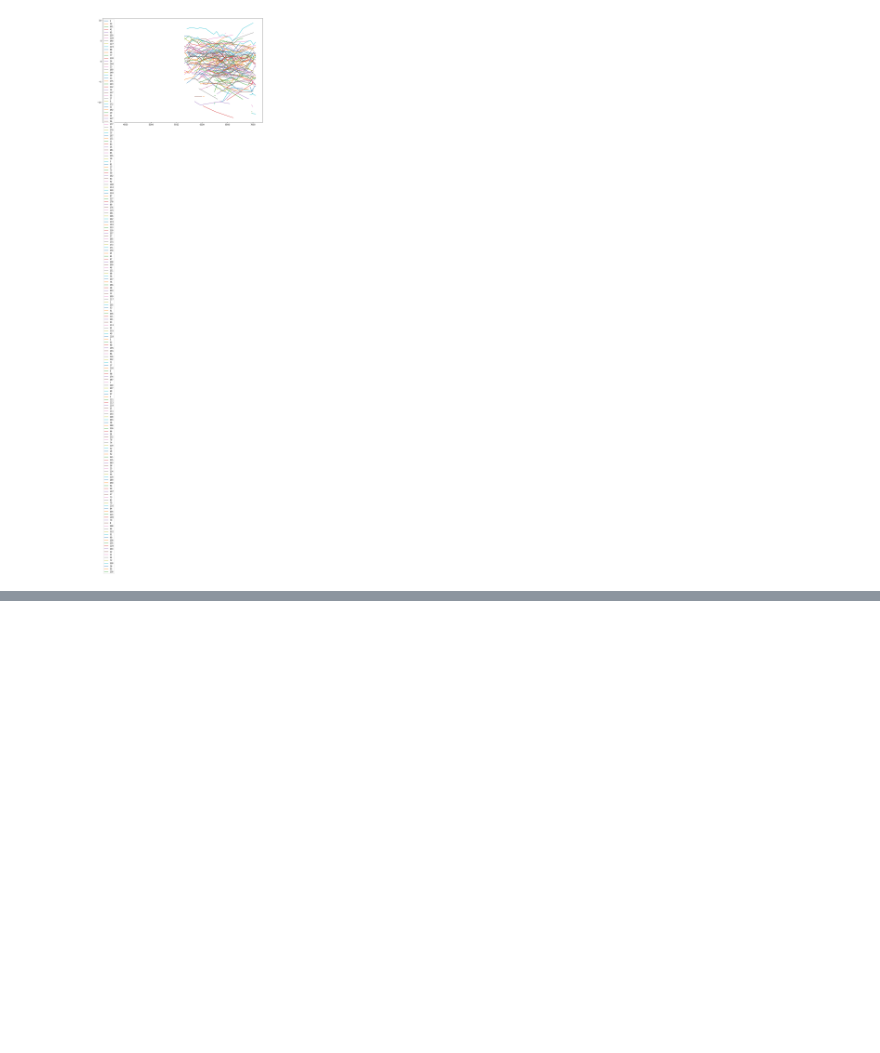
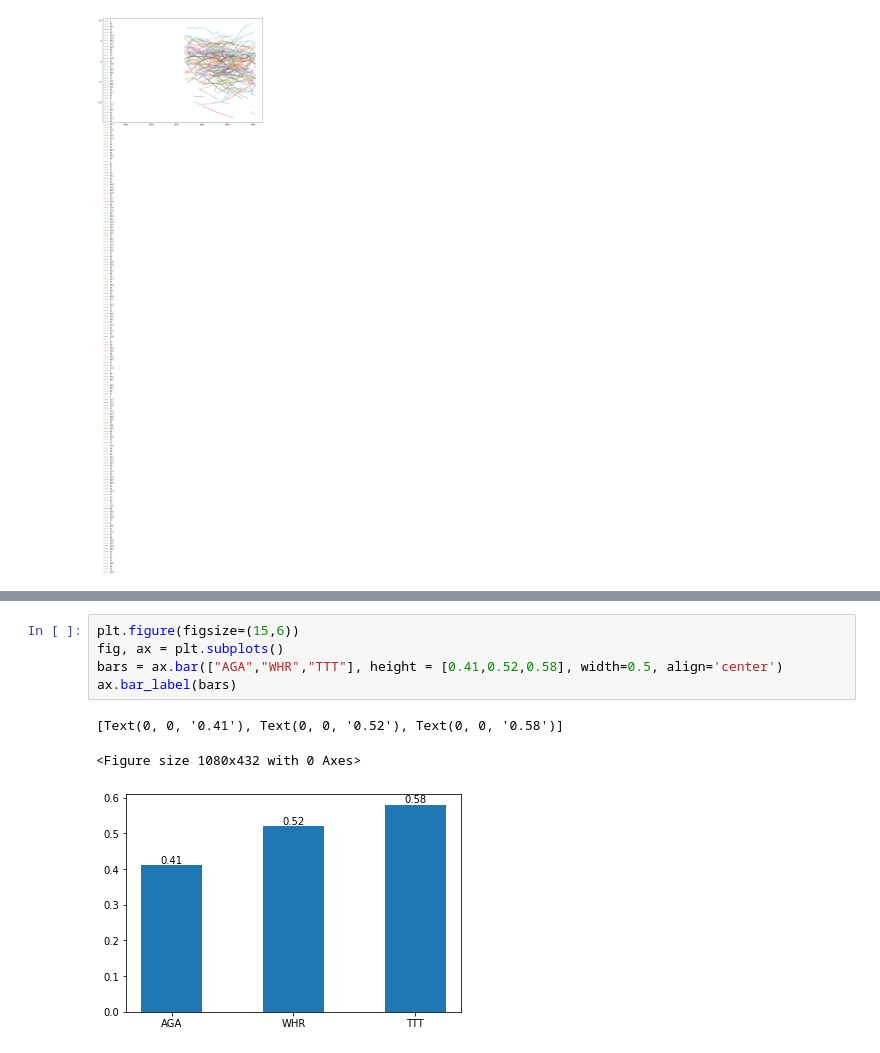
Before and after one commit to glandfried/handicap, a Jupyter notebook: estimations/aago/demo_analysis.ipynb, the cells around one changed output, grey strips where cells are left out. Drawn from its saved outputs; the diff is of its cells as text; blank space fills up the shorter version.

Commit message:
AAGo: agrego bar chart

```diff
--- a/estimations/aago/demo_analysis.ipynb
+++ b/estimations/aago/demo_analysis.ipynb
@@ -63,0 +64,9 @@ plt.plot(lc_id['day'], lc_id['mu'], label = id)
+# %%
+plt.figure(figsize=(15,6))
+fig, ax = plt.subplots()
+bars = ax.bar(["AGA","WHR","TTT"], height = [0.41,0.52,0.58], width=0.5, align='center')
+ax.bar_label(bars)
+# %% [output]
+[Text(0, 0, '0.41'), Text(0, 0, '0.52'), Text(0, 0, '0.58')]
+<Figure size 1080x432 with 0 Axes>
+[figure, added]
```
Also changed, not shown: parts of 1 cell of this notebook.
